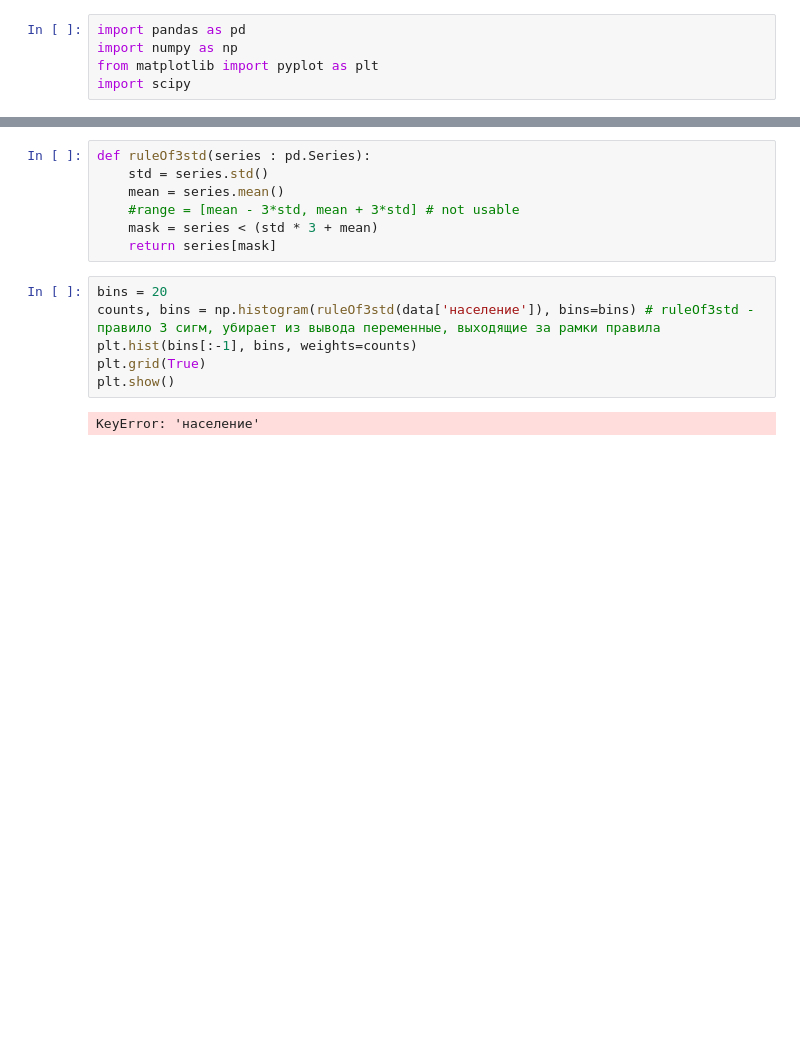
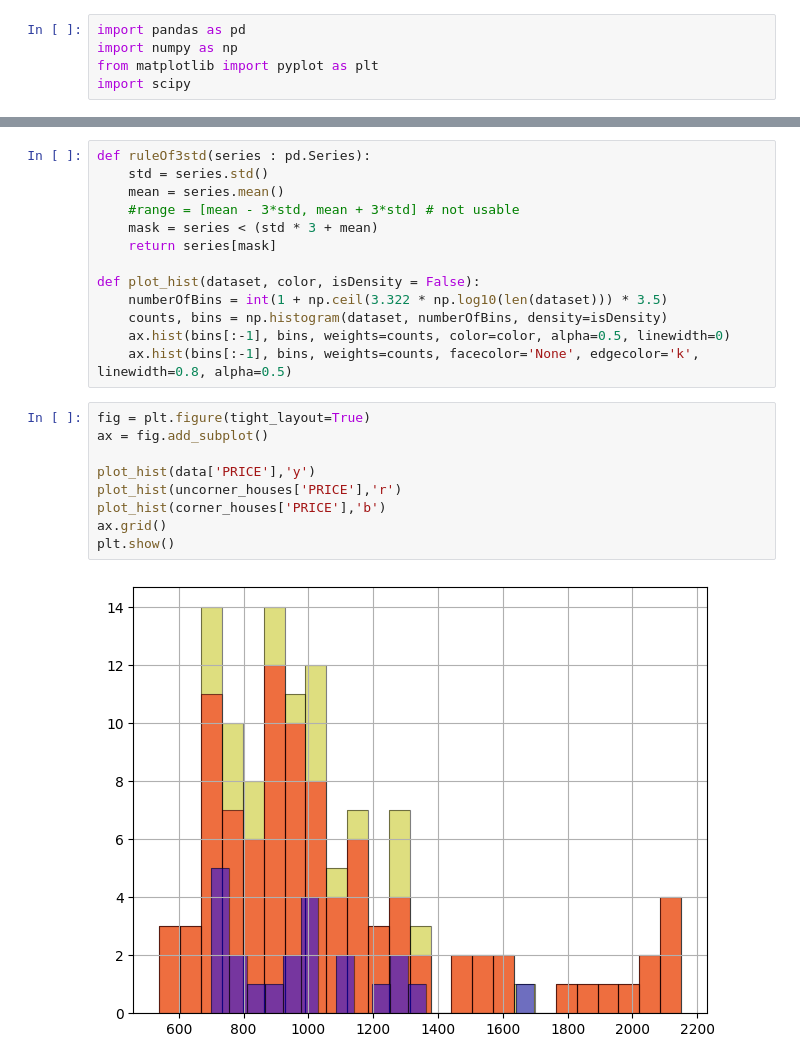
Before and after one commit to EugeneTheWatchman/applied-data-analysis-methods, a Jupyter notebook: z5/hypothesis-testing-part-2.ipynb, the cells around one changed output, grey strips where cells are left out. Saved outputs shown, nothing was run; the diff lists cells and outputs as text; blank space fills up the shorter version.

```diff
--- a/z5/hypothesis-testing-part-2.ipynb
+++ b/z5/hypothesis-testing-part-2.ipynb
@@ -35,11 +48,20 @@ def ruleOf3std(series : pd.Series):
     #range = [mean - 3*std, mean + 3*std] # not usable
     mask = series < (std * 3 + mean)
     return series[mask]
+
+def plot_hist(dataset, color, isDensity = False):
+    numberOfBins = int(1 + np.ceil(3.322 * np.log10(len(dataset))) * 3.5)
+    counts, bins = np.histogram(dataset, numberOfBins, density=isDensity)
+    ax.hist(bins[:-1], bins, weights=counts, color=color, alpha=0.5, linewidth=0)
+    ax.hist(bins[:-1], bins, weights=counts, facecolor='None', edgecolor='k', linewidth=0.8, alpha=0.5)
 # %%
-bins = 20
-counts, bins = np.histogram(ruleOf3std(data['население']), bins=bins) # ruleOf3std - правило 3 сигм, убирает из вывода переменные, выходящие за рамки правила
-plt.hist(bins[:-1], bins, weights=counts)
-plt.grid(True)
+fig = plt.figure(tight_layout=True)
+ax = fig.add_subplot()
+
+plot_hist(data['PRICE'],'y')
+plot_hist(uncorner_houses['PRICE'],'r')
+plot_hist(corner_houses['PRICE'],'b')
+ax.grid()
 plt.show()
 # %% [output]
-KeyError: 'население'
+[figure, added]
```
Also changed, not shown: parts of 14 cells of this notebook, 1 other file.
